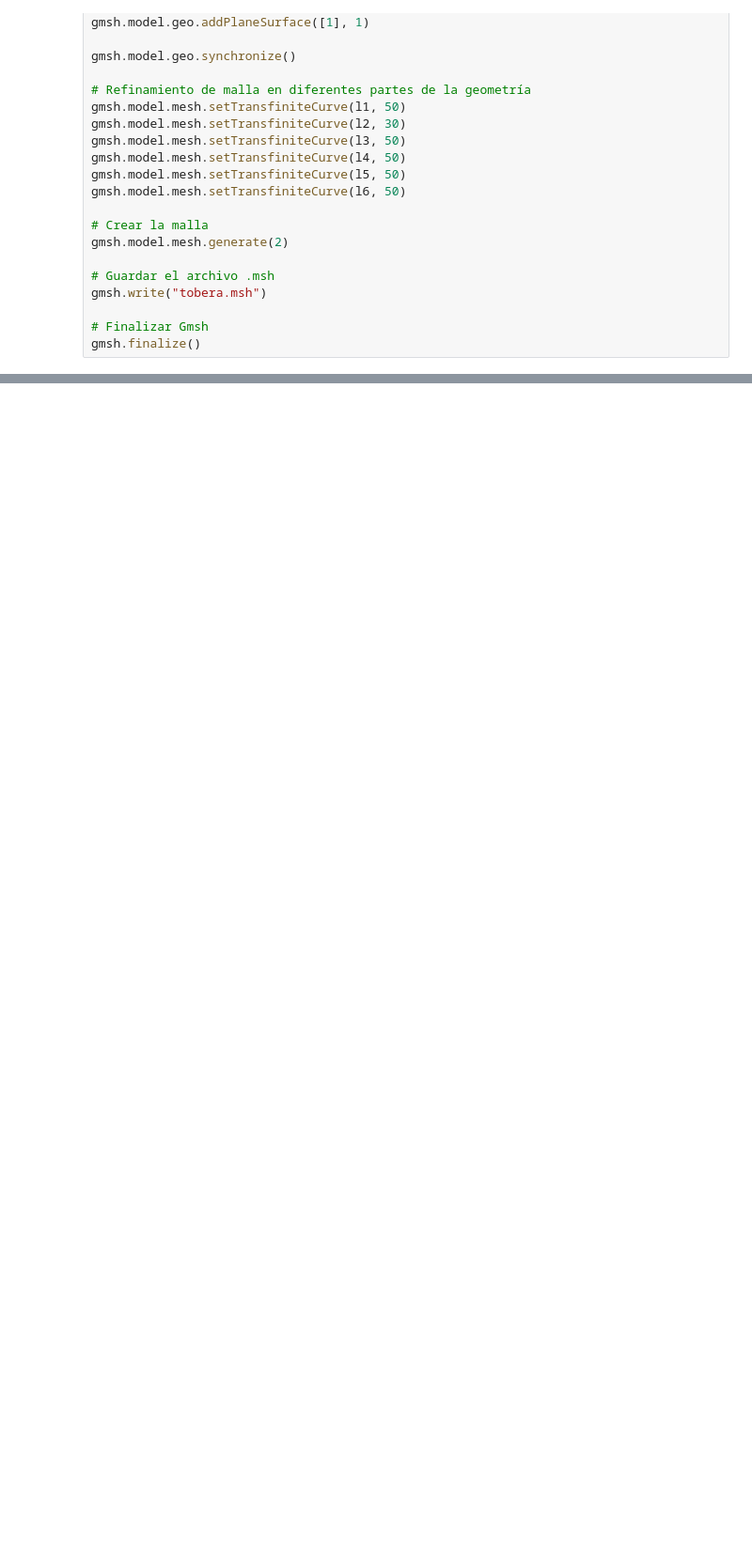
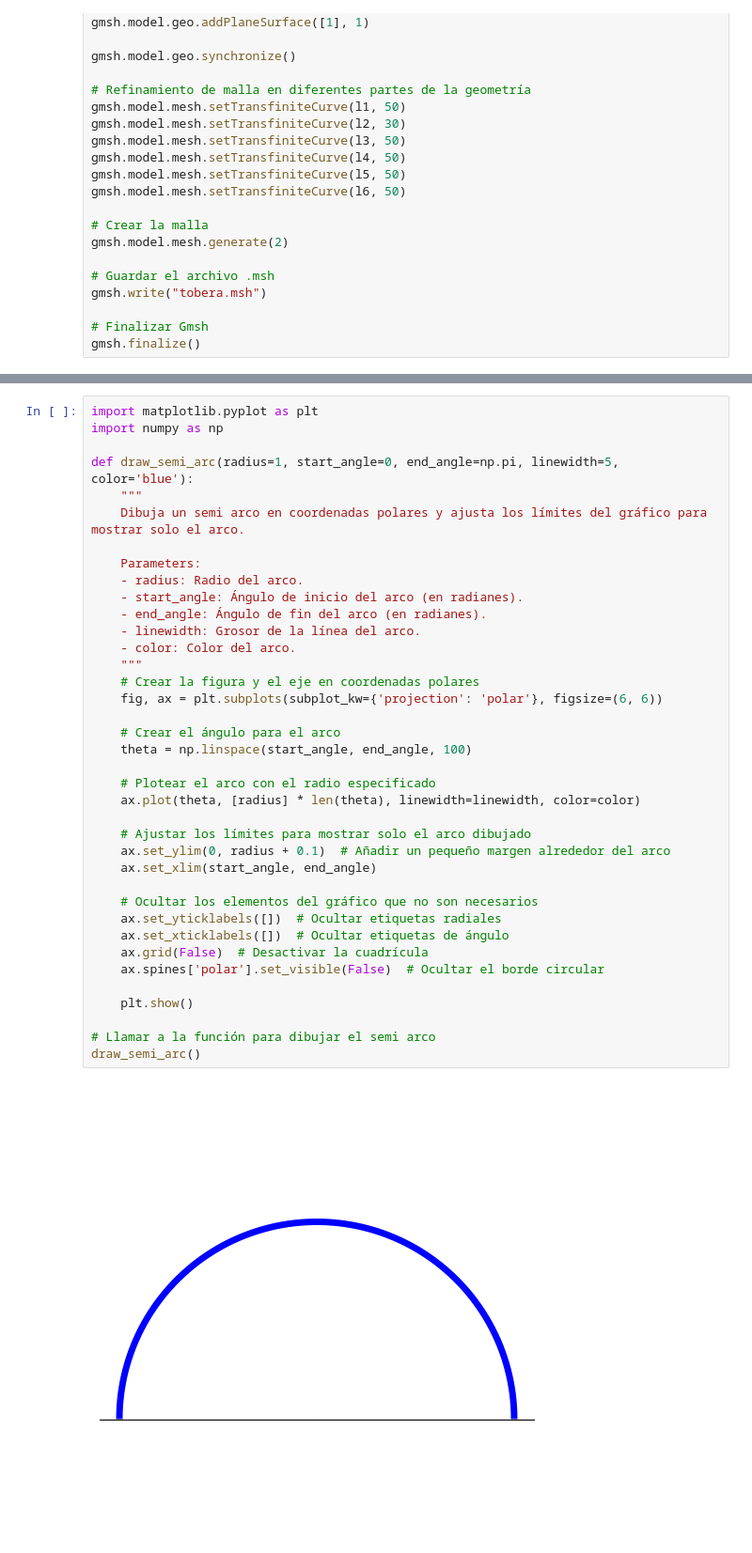
Before and after one commit to marcosflz/OpenRED, a Jupyter notebook: tests.ipynb, the cells around one changed output, grey strips where cells are left out. Shown: that part at 94% size. Saved outputs shown, nothing was run; the diff lists cells and outputs as text; blank space fills up the shorter version.

```diff
--- a/tests.ipynb
+++ b/tests.ipynb
@@ -75,3 +172,43 @@ gmsh.finalize()
+# %%
+import matplotlib.pyplot as plt
+import numpy as np
+
+def draw_semi_arc(radius=1, start_angle=0, end_angle=np.pi, linewidth=5, color='blue'):
+    """
+    Dibuja un semi arco en coordenadas polares y ajusta los límites del gráfico para mostrar solo el arco.
+
+    Parameters:
+    - radius: Radio del arco.
+    - start_angle: Ángulo de inicio del arco (en radianes).
+    - end_angle: Ángulo de fin del arco (en radianes).
+    - linewidth: Grosor de la línea del arco.
+    - color: Color del arco.
+    """
+    # Crear la figura y el eje en coordenadas polares
+    fig, ax = plt.subplots(subplot_kw={'projection': 'polar'}, figsize=(6, 6))
+
+    # Crear el ángulo para el arco
+    theta = np.linspace(start_angle, end_angle, 100)
+
+    # Plotear el arco con el radio especificado
+    ax.plot(theta, [radius] * len(theta), linewidth=linewidth, color=color)
+
+    # Ajustar los límites para mostrar solo el arco dibujado
+    ax.set_ylim(0, radius + 0.1)  # Añadir un pequeño margen alrededor del arco
+    ax.set_xlim(start_angle, end_angle)
+
+    # Ocultar los elementos del gráfico que no son necesarios
+    ax.set_yticklabels([])  # Ocultar etiquetas radiales
+    ax.set_xticklabels([])  # Ocultar etiquetas de ángulo
+    ax.grid(False)  # Desactivar la cuadrícula
+    ax.spines['polar'].set_visible(False)  # Ocultar el borde circular
+
+    plt.show()
+
+# Llamar a la función para dibujar el semi arco
+draw_semi_arc()
+# %% [output]
+[figure, added]
 # %%
 import numpy as np
 
```
Also changed, not shown: parts of 4 cells of this notebook, 46 other files.
